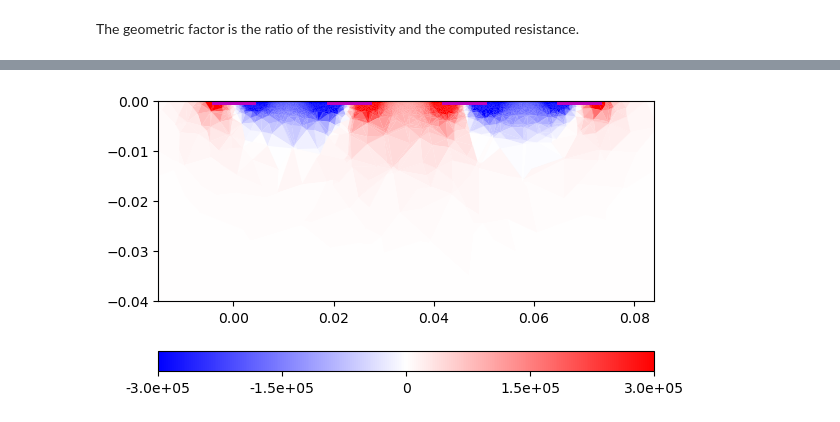
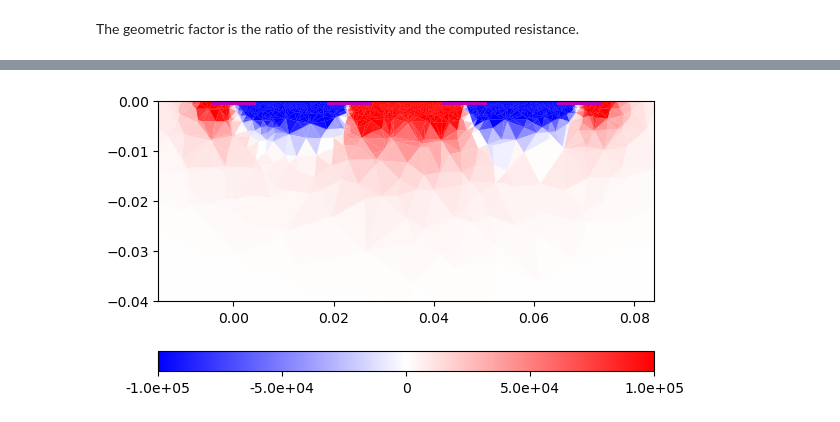
Before and after one commit to gimli-org/notebooks, a Jupyter notebook: ERT/CEM/directpush.ipynb, the cells around one changed output, grey strips where cells are left out. Drawn from its saved outputs; the diff is of its cells as text; code cells hidden in the pictures.

```diff
--- a/ERT/CEM/directpush.ipynb
+++ b/ERT/CEM/directpush.ipynb
@@ -63,13 +64,17 @@ sens = fop.jacobian()[0]
 # %%
-mesh["sens"] = sens / mesh.cellSizes()
-mesh["normsens"] = pg.utils.logDropTol(sens/mesh.cellSizes(), 1e1)
+ssens = sens / mesh.cellSizes()
+mesh["sens"] = ssens
+mesh["normsens"] = pg.utils.logDropTol(ssens, 1e1)
+mesh["symsens"] = pg.core.math.symlog(ssens, 10)
+mesh["asens"] = np.abs(mesh["sens"])
 sli = mt.extract2dSlice(mesh)
 # %%
-mm = 3e5
+mm = 1e5
+# mm = 10
 ax, cb = pg.show(sli, "sens", cMin=-mm, cMax=mm, cMap="bwr")
 ax.set_xlim(-0.015, 3*eldist+0.015)
 ax.set_ylim(-0.04, 0)
 for i in range(4):
     ax.plot([i*eldist-eldia/2, i*eldist+eldia/2], [0, 0], "m-", lw=5)
 # %% [output]
-[figure, old version]
+[figure, new version]
```
Also changed, not shown: parts of 12 cells of this notebook.
